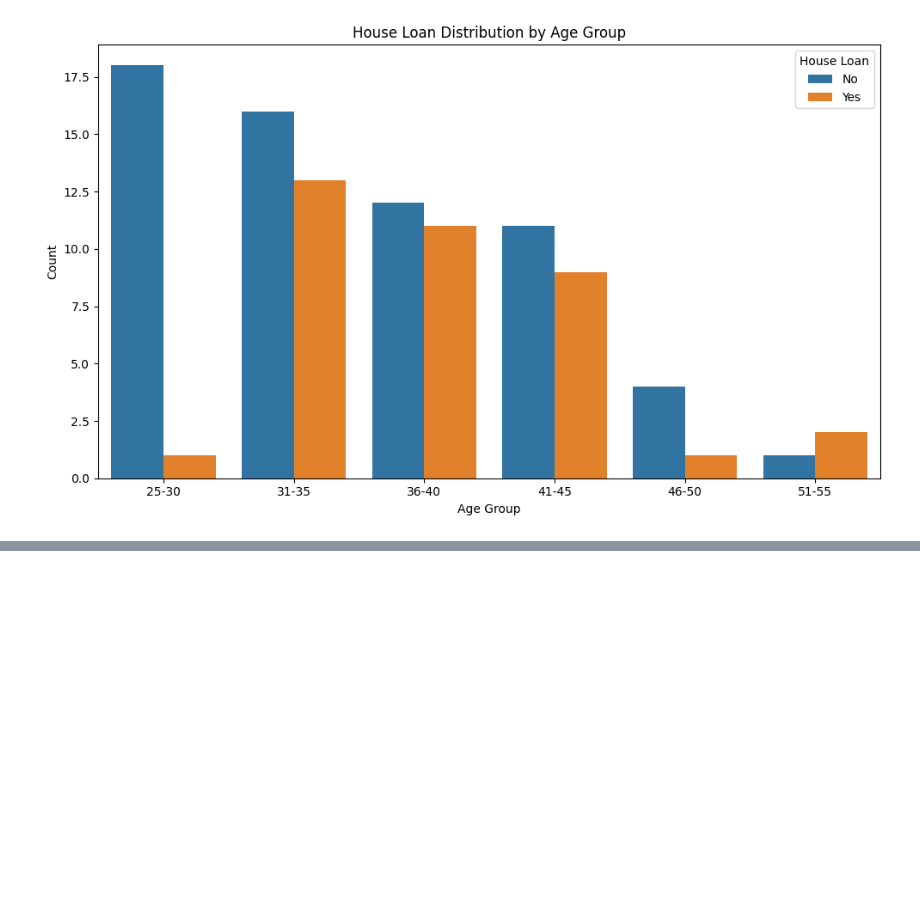
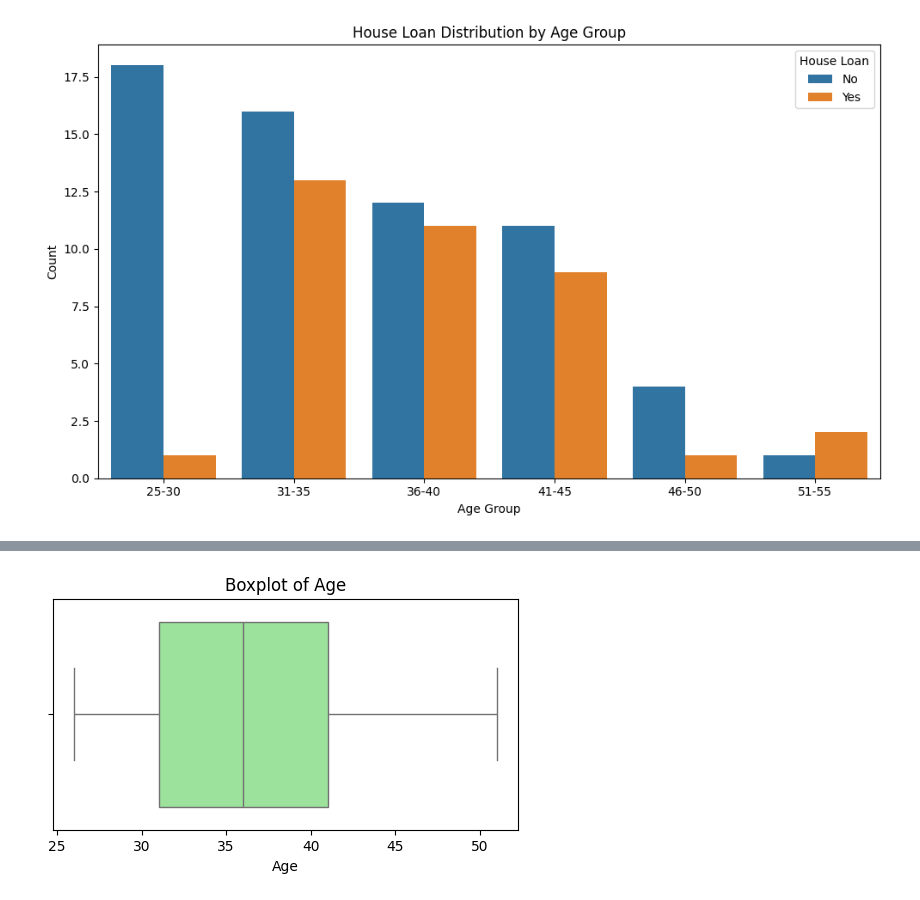
Before and after one commit to LordZeusIsBack/Feynn-Labs-Internship, a Jupyter notebook: EV Market in India/Basic working with dataset.ipynb, the cells around one changed output, grey strips where cells are left out. Drawn from its saved outputs; the diff is of its cells as text; code cells hidden in the pictures; blank space fills up the shorter version.

```diff
--- a/EV Market in India/Basic working with dataset.ipynb
+++ b/EV Market in India/Basic working with dataset.ipynb
@@ -223,0 +246,8 @@ plt.show()
+# %%
+plt.figure(figsize=(6, 3))
+sns.boxplot(x=df['Age'], color='lightgreen')
+plt.title('Boxplot of Age')
+plt.xlabel('Age')
+plt.show()
+# %% [output]
+[figure, added]
```
Also changed, not shown: parts of 17 cells of this notebook.
